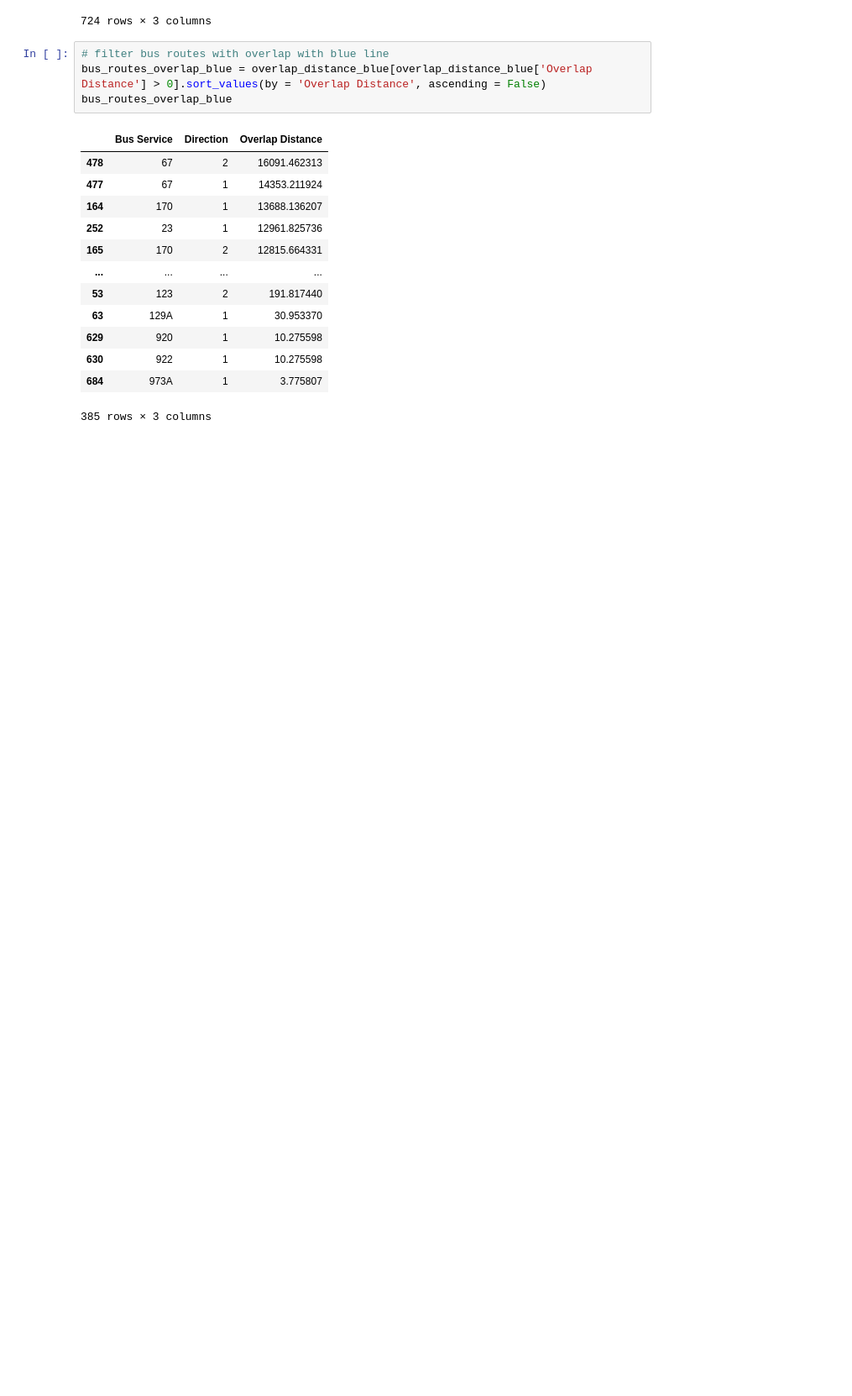
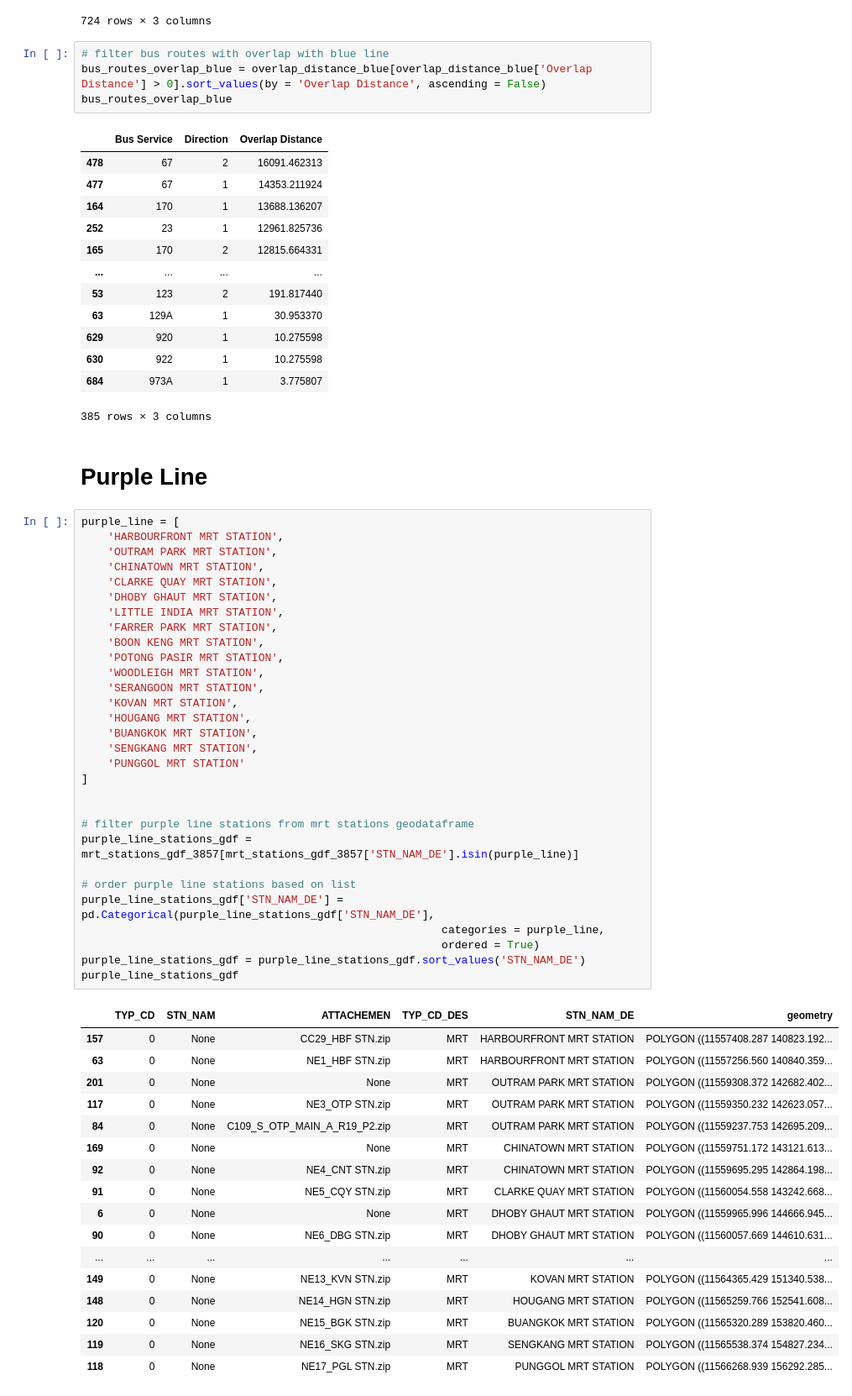
Before and after one commit to Yutingggggggg/dsa4264_geospatial, a Jupyter notebook: workingfiles/overlap_distance.ipynb, the cells around one changed output. Shown at 84% size. Saved outputs shown, nothing was run; the diff lists cells and outputs as text; blank space fills up the shorter version.

```diff
--- a/working files/overlap_distance.ipynb
+++ b/workingfiles/overlap_distance.ipynb
@@ -280,3 +274,53 @@ bus_routes_overlap_blue
 | 630 | 922 | 1 | 10.275598 |
 | 684 | 973A | 1 | 3.775807 |
 385 rows × 3 columns
+# %% [markdown]
+# Purple Line
+# %%
+purple_line = [
+    'HARBOURFRONT MRT STATION',
+    'OUTRAM PARK MRT STATION',
+    'CHINATOWN MRT STATION',
+    'CLARKE QUAY MRT STATION',
+    'DHOBY GHAUT MRT STATION',
+    'LITTLE INDIA MRT STATION',
+    'FARRER PARK MRT STATION',
+    'BOON KENG MRT STATION',
+    'POTONG PASIR MRT STATION',
+    'WOODLEIGH MRT STATION',
+    'SERANGOON MRT STATION',
+    'KOVAN MRT STATION',
+    'HOUGANG MRT STATION',
+    'BUANGKOK MRT STATION',
+    'SENGKANG MRT STATION',
+    'PUNGGOL MRT STATION'
+]
+
+
+# filter purple line stations from mrt stations geodataframe
+purple_line_stations_gdf = mrt_stations_gdf_3857[mrt_stations_gdf_3857['STN_NAM_DE'].isin(purple_line)]
+
+# order purple line stations based on list
+purple_line_stations_gdf['STN_NAM_DE'] = pd.Categorical(purple_line_stations_gdf['STN_NAM_DE'],
+                                                       categories = purple_line,
+                                                       ordered = True)
+purple_line_stations_gdf = purple_line_stations_gdf.sort_values('STN_NAM_DE')
+purple_line_stations_gdf
+# %% [output]
+|  | TYP_CD | STN_NAM | ATTACHEMEN | TYP_CD_DES | STN_NAM_DE | geometry |
+| 157 | 0 | None | CC29_HBF STN.zip | MRT | HARBOURFRONT MRT STATION | POLYGON ((11557408.287 140823.192... |
+| 63 | 0 | None | NE1_HBF STN.zip | MRT | HARBOURFRONT MRT STATION | POLYGON ((11557256.560 140840.359... |
+| 201 | 0 | None | None | MRT | OUTRAM PARK MRT STATION | POLYGON ((11559308.372 142682.402... |
+| 117 | 0 | None | NE3_OTP STN.zip | MRT | OUTRAM PARK MRT STATION | POLYGON ((11559350.232 142623.057... |
+| 84 | 0 | None | C109_S_OTP_MAIN_A_R19_P2.zip | MRT | OUTRAM PARK MRT STATION | POLYGON ((11559237.753 142695.209... |
+| 169 | 0 | None | None | MRT | CHINATOWN MRT STATION | POLYGON ((11559751.172 143121.613... |
+| 92 | 0 | None | NE4_CNT STN.zip | MRT | CHINATOWN MRT STATION | POLYGON ((11559695.295 142864.198... |
+| 91 | 0 | None | NE5_CQY STN.zip | MRT | CLARKE QUAY MRT STATION | POLYGON ((11560054.558 143242.668... |
+| 6 | 0 | None | None | MRT | DHOBY GHAUT MRT STATION | POLYGON ((11559965.996 144666.945... |
+| 90 | 0 | None | NE6_DBG STN.zip | MRT | DHOBY GHAUT MRT STATION | POLYGON ((11560057.669 144610.631... |
+| ... | ... | ... | ... | ... | ... | ... |
+| 149 | 0 | None | NE13_KVN STN.zip | MRT | KOVAN MRT STATION | POLYGON ((11564365.429 151340.538... |
+| 148 | 0 | None | NE14_HGN STN.zip | MRT | HOUGANG MRT STATION | POLYGON ((11565259.766 152541.608... |
+| 120 | 0 | None | NE15_BGK STN.zip | MRT | BUANGKOK MRT STATION | POLYGON ((11565320.289 153820.460... |
+| 119 | 0 | None | NE16_SKG STN.zip | MRT | SENGKANG MRT STATION | POLYGON ((11565538.374 154827.234... |
+| 118 | 0 | None | NE17_PGL STN.zip | MRT | PUNGGOL MRT STATION | POLYGON ((11566268.939 156292.285... |
```
Also changed, not shown: parts of 9 cells of this notebook, 20 other files.
